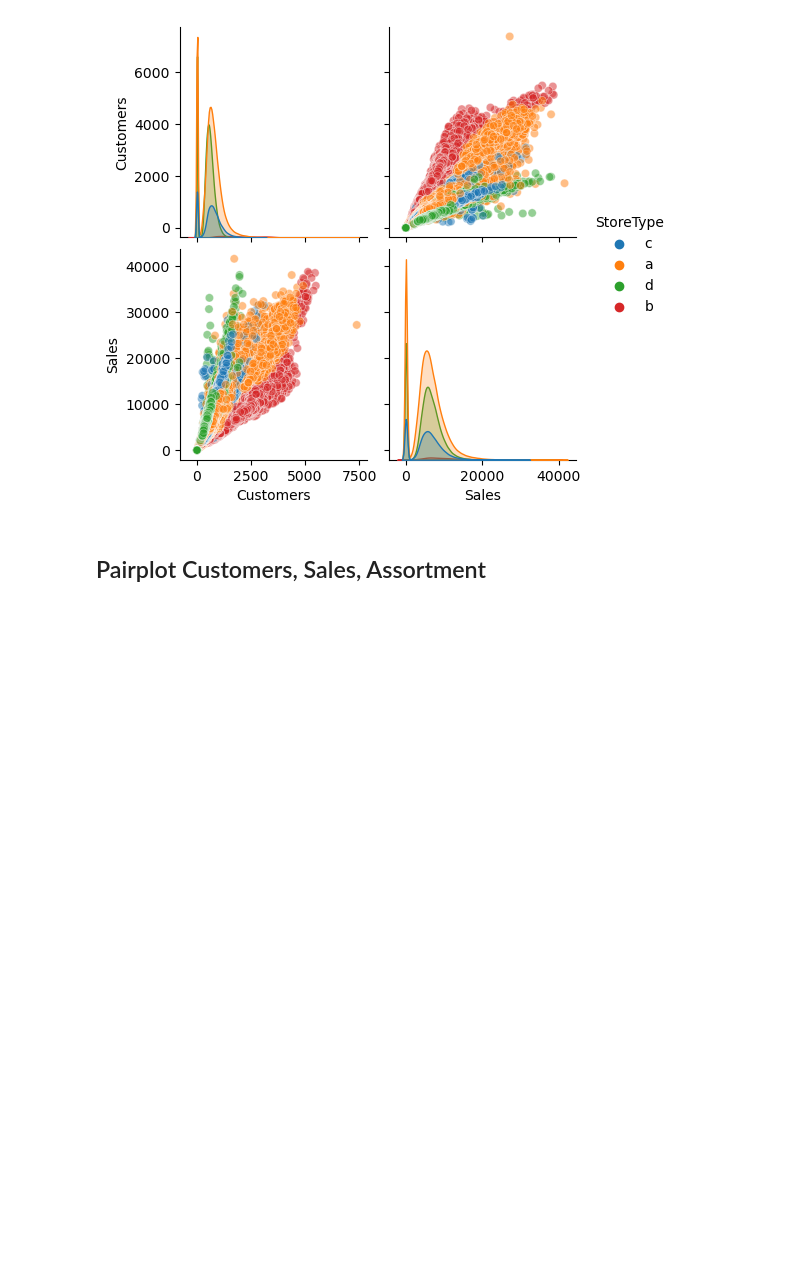
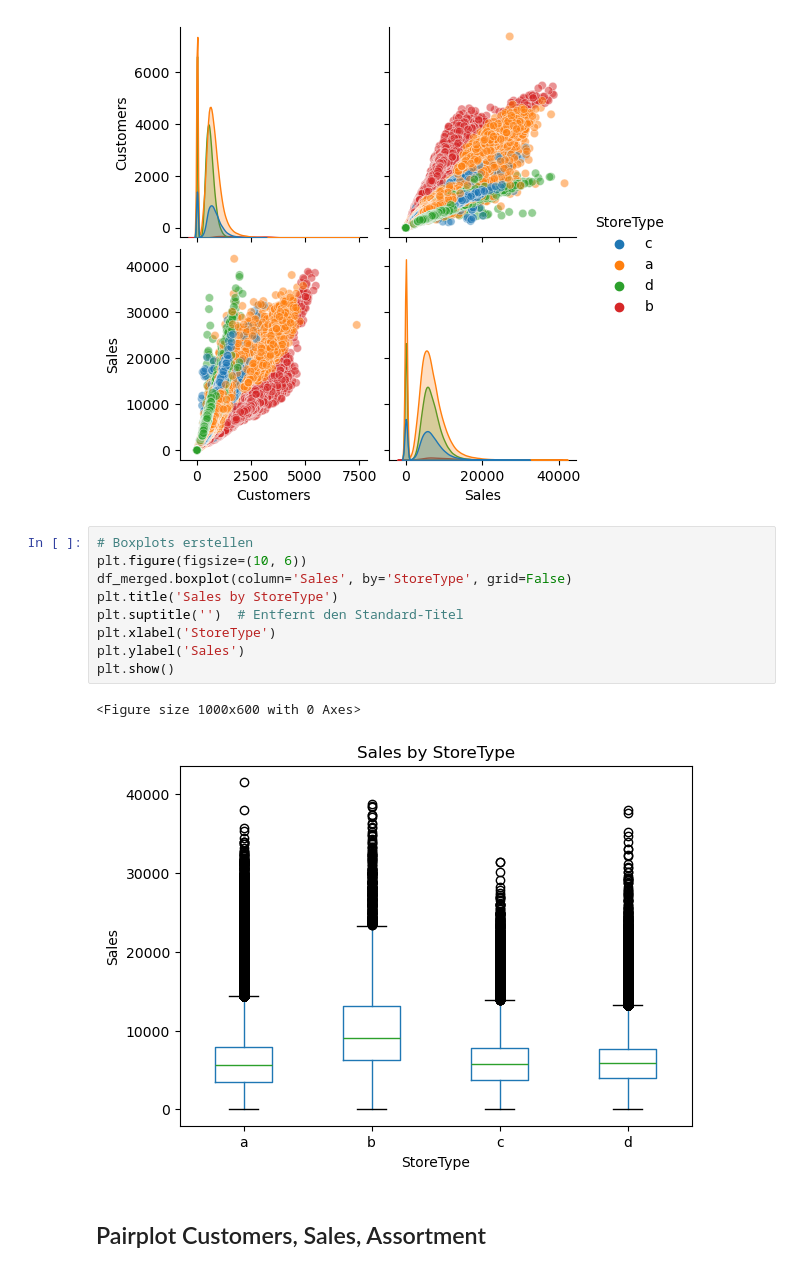
Before and after one commit to brk2ran/DataMining2024, a Jupyter notebook: notebooks/load_describe_data.ipynb, the cells around one changed output. Drawn from its saved outputs; the diff is of its cells as text; blank space fills up the shorter version.

Commit message:
boxplots

```diff
--- a/notebooks/load_describe_data.ipynb
+++ b/notebooks/load_describe_data.ipynb
@@ -660,6 +660,18 @@ sns.pairplot(df_merged[selected_columns], hue='StoreType', diag_kind='kde', plot
 plt.show()
 # %% [output]
 [figure]
+# %%
+# Boxplots erstellen
+plt.figure(figsize=(10, 6))
+df_merged.boxplot(column='Sales', by='StoreType', grid=False)
+plt.title('Sales by StoreType')
+plt.suptitle('')  # Entfernt den Standard-Titel
+plt.xlabel('StoreType')
+plt.ylabel('Sales')
+plt.show()
+# %% [output]
+<Figure size 1000x600 with 0 Axes>
+[figure, added]
 # %% [markdown]
 ## Pairplot Customers, Sales, Assortment
 # %% [markdown]
```
Also changed, not shown: parts of 20 cells of this notebook.
